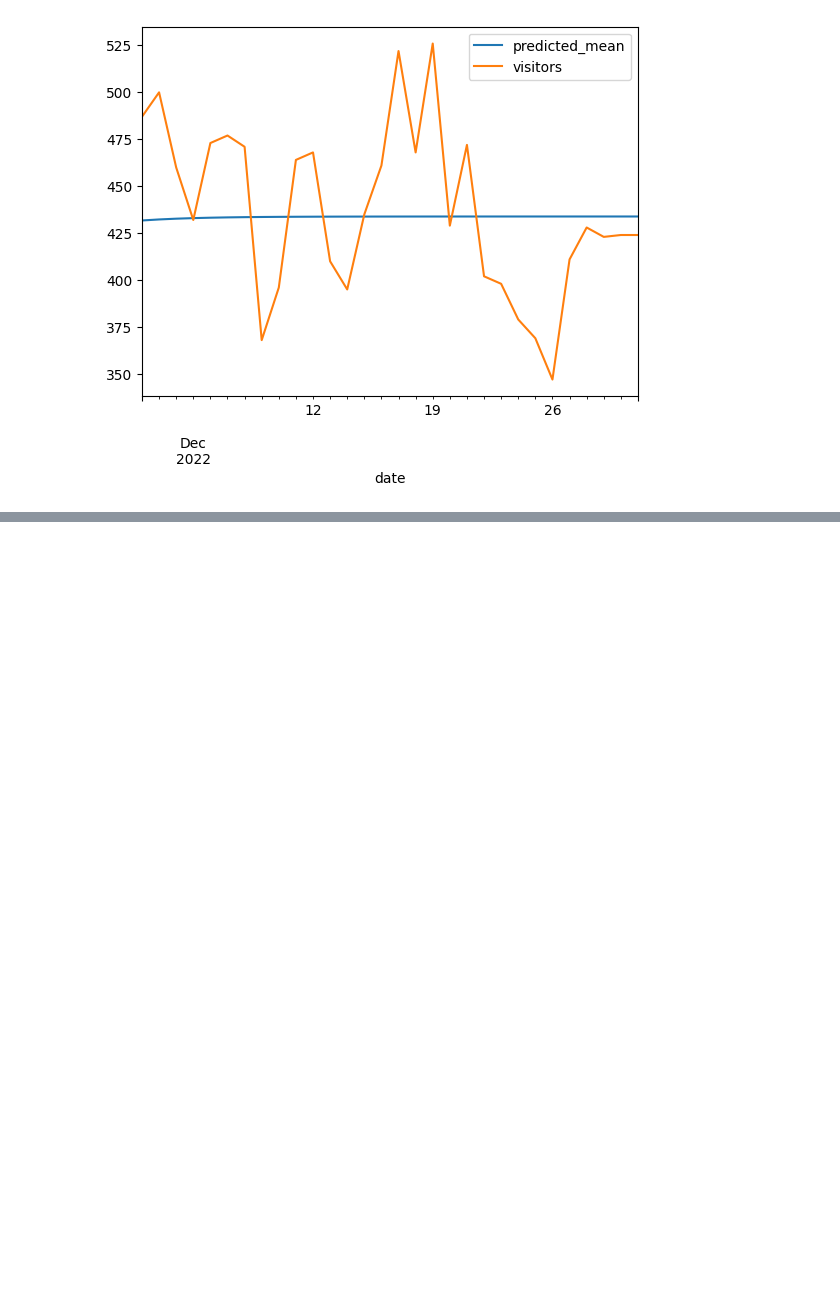
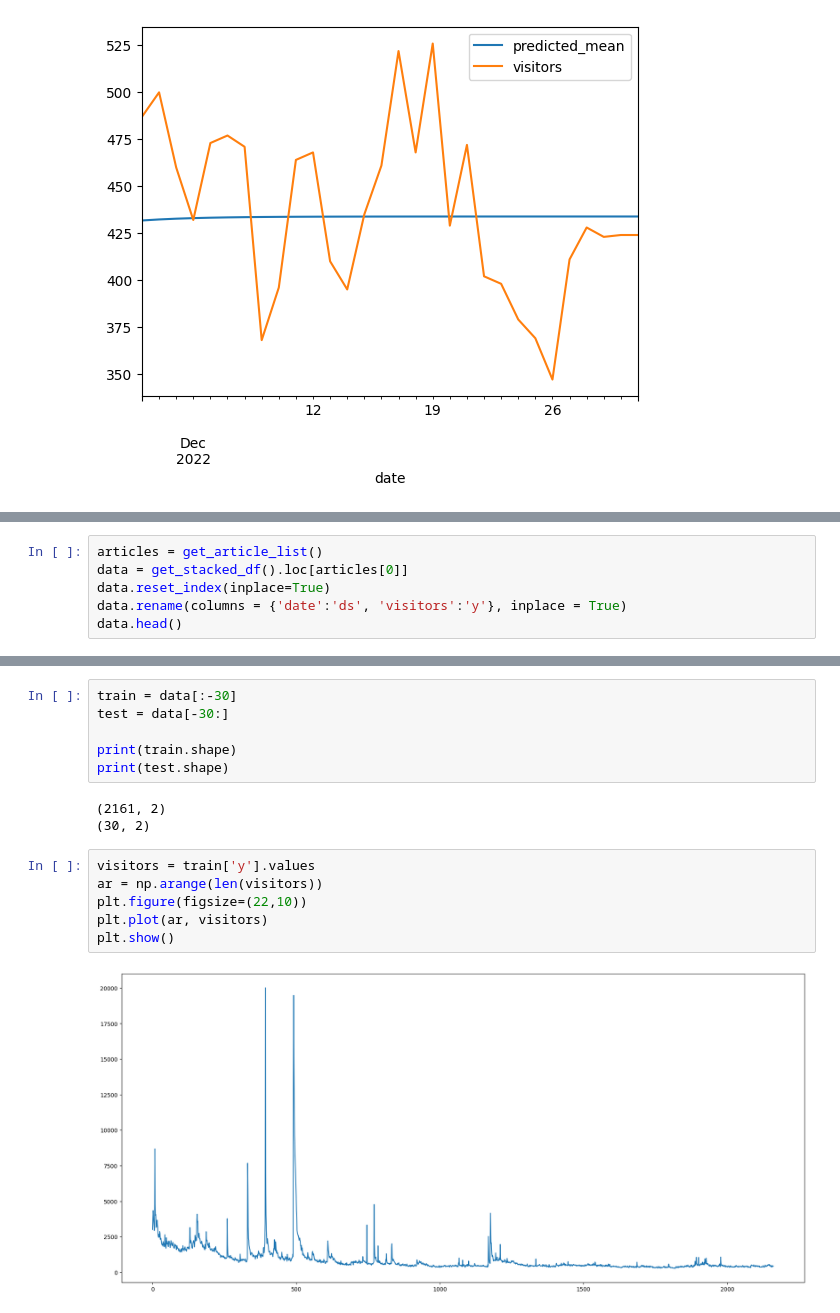
Before and after one commit to AmalCPauly/Web-Traffic-Time-Series-Forecasting, a Jupyter notebook: web-traffic-forecasting.ipynb, the cells around one changed output, grey strips where cells are left out. Cells and saved outputs as stored; diff of their text form; blank space fills up the shorter version.

```diff
--- a/web-traffic-forecasting.ipynb
+++ b/web-traffic-forecasting.ipynb
@@ -717,0 +938,6 @@ Critical Values:
+# %%
+articles = get_article_list()
+data = get_stacked_df().loc[articles[0]]
+data.reset_index(inplace=True)
+data.rename(columns = {'date':'ds', 'visitors':'y'}, inplace = True)
+data.head()
@@ -717,0 +951,17 @@ Critical Values:
+# %%
+train = data[:-30]
+test = data[-30:]
+
+print(train.shape)
+print(test.shape)
+# %% [output]
+(2161, 2)
+(30, 2)
+# %%
+visitors = train['y'].values
+ar = np.arange(len(visitors))
+plt.figure(figsize=(22,10))
+plt.plot(ar, visitors)
+plt.show()
+# %% [output]
+[figure, added]
```
Also changed, not shown: parts of 68 cells of this notebook.
